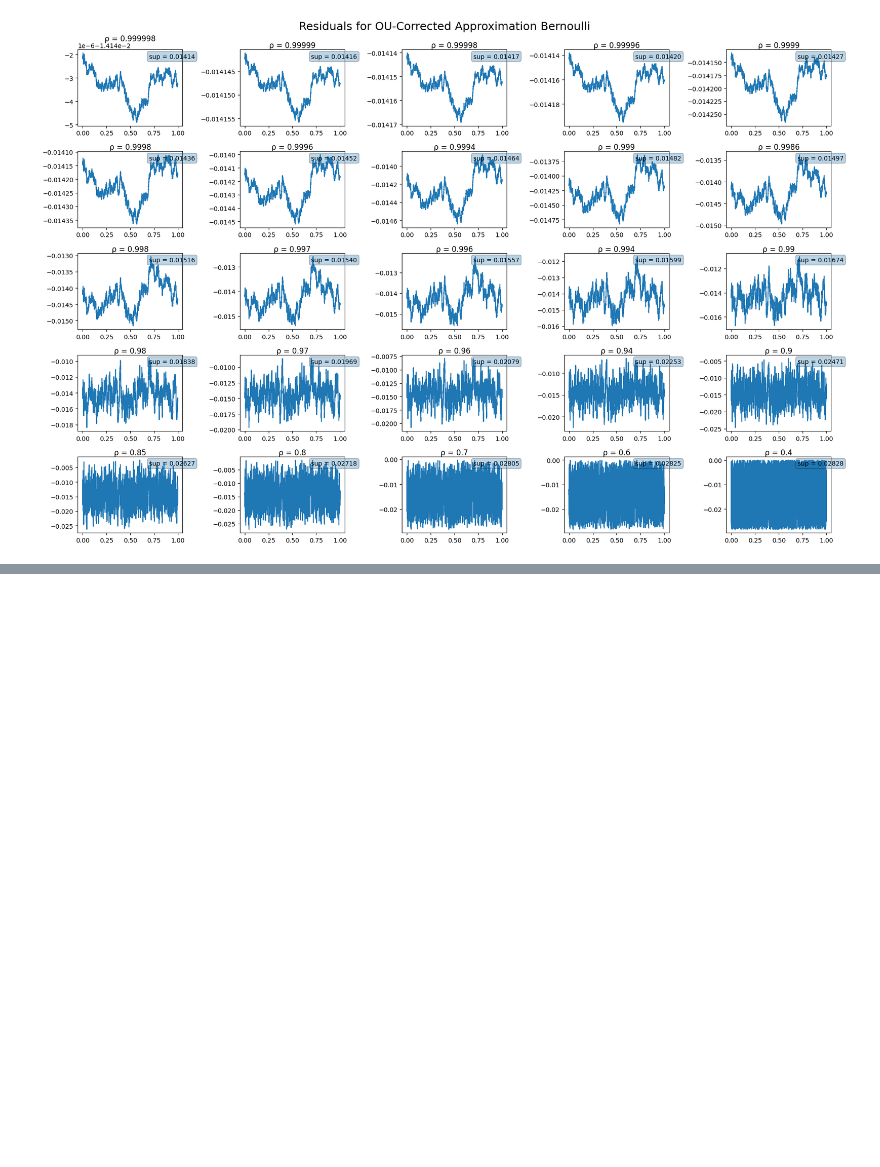
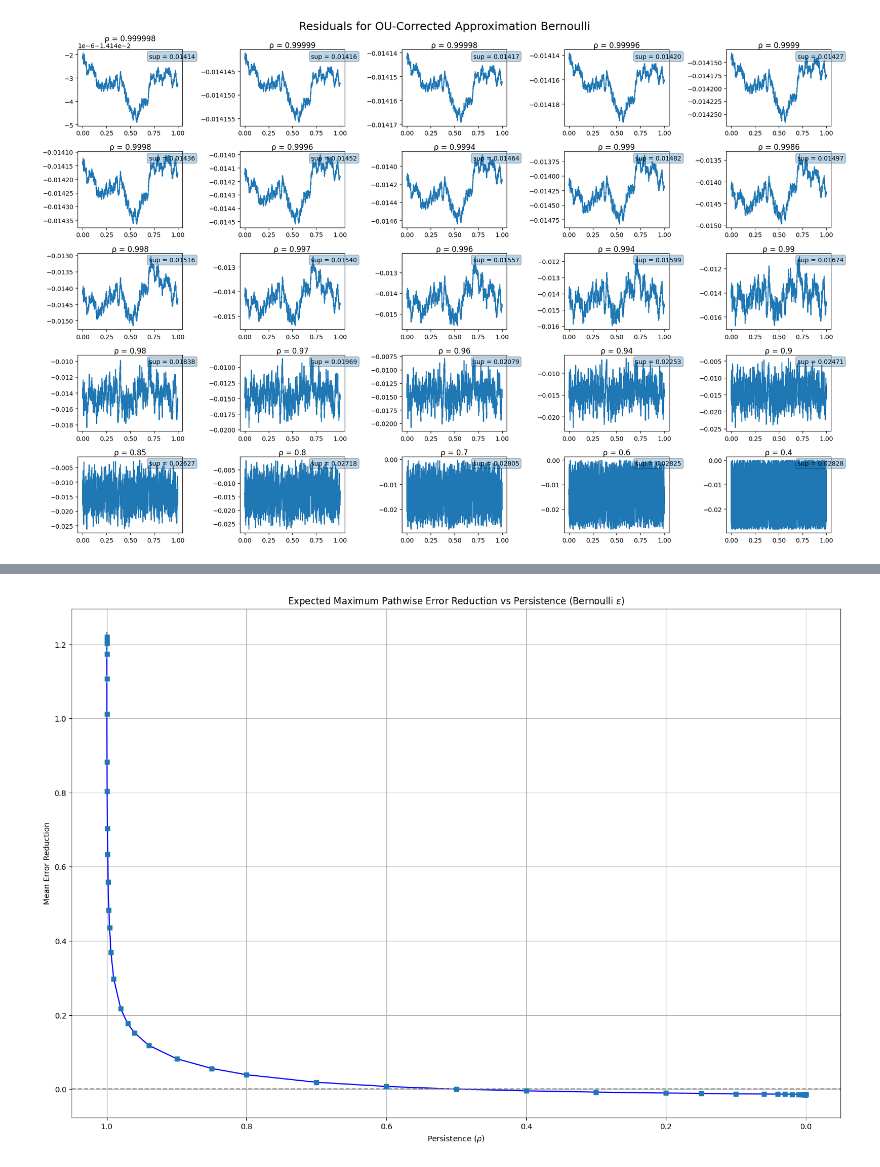
Before and after one commit to Shinyhunter95/Masters-Project, a Jupyter notebook: AR(1).ipynb, the cells around one changed output, grey strips where cells are left out. Cells and saved outputs as stored; diff of their text form; code cells hidden in the pictures; blank space fills up the shorter version.

```diff
--- a/AR(1).ipynb
+++ b/AR(1).ipynb
@@ -988,0 +1086,88 @@ for a in a_values:
+# %%
+import matplotlib.pyplot as plt
+import numpy as np
+
+# ---------------------------------
+# Parameters
+# ---------------------------------
+
+data = [
+    [0.999998, 0.01, 1.219845, 0.006991, 98.671, 0.007, 1.206318, 1.233925],
+    [0.999990, 0.05, 1.209026, 0.007017, 98.652, 0.008, 1.195657, 1.222678],
+    [0.999980, 0.10, 1.202934, 0.006934, 98.647, 0.007, 1.189832, 1.216287],
+    [0.999960, 0.20, 1.173605, 0.006574, 98.623, 0.007, 1.160771, 1.186431],
+    [0.999900, 0.50, 1.106623, 0.005817, 98.559, 0.007, 1.094888, 1.117514],
+    [0.999800, 1.00, 1.011523, 0.004872, 98.452, 0.007, 1.001860, 1.020888],
+    [0.999600, 2.00, 0.883533, 0.003723, 98.261, 0.007, 0.876368, 0.890822],
+    [0.999400, 3.00, 0.804786, 0.003074, 98.106, 0.007, 0.798808, 0.810624],
+    [0.999000, 5.00, 0.702932, 0.002342, 97.842, 0.007, 0.698474, 0.707437],
+    [0.998600, 7.00, 0.633239, 0.001942, 97.602, 0.007, 0.629313, 0.637116],
+    [0.998000, 10.01, 0.559199, 0.001547, 97.276, 0.007, 0.556227, 0.562169],
+    [0.997000, 15.02, 0.483102, 0.001226, 96.813, 0.007, 0.480650, 0.485444],
+    [0.996000, 20.04, 0.435727, 0.001028, 96.431, 0.008, 0.433726, 0.437713],
+    [0.994000, 30.09, 0.369074, 0.000787, 95.709, 0.008, 0.367503, 0.370632],
+    [0.990000, 50.25, 0.297571, 0.000580, 94.503, 0.009, 0.296451, 0.298702],
+    [0.980000, 101.01, 0.217024, 0.000367, 92.040, 0.011, 0.216310, 0.217752],
+    [0.970000, 152.30, 0.176391, 0.000281, 89.861, 0.014, 0.175840, 0.176940],
+    [0.960000, 204.11, 0.151384, 0.000227, 87.894, 0.016, 0.150936, 0.151834],
+    [0.940000, 309.38, 0.118274, 0.000160, 84.099, 0.019, 0.117961, 0.118602],
+    [0.900000, 526.80, 0.081984, 0.000095, 76.996, 0.022, 0.081796, 0.082173],
+    [0.850000, 812.59, 0.055813, 0.000049, 68.092, 0.022, 0.055718, 0.055910],
+    [0.800000, 1115.72, 0.038877, 0.000024, 58.916, 0.017, 0.038829, 0.038925],
+    [0.700000, 1783.37, 0.018444, 0.000006, 39.734, 0.009, 0.018431, 0.018455],
+    [0.600000, 2554.13, 0.007037, 0.000001, 19.962, 0.003, 0.007035, 0.007040],
+    [0.500000, 3465.74, -0.000000, 0.000000, -0.001, 0.001, -0.000001, 0.000000],
+    [0.400000, 4581.45, -0.004714, 0.000000, -19.999, 0.000, -0.004714, -0.004714],
+    [0.300000, 6019.86, -0.008081, 0.000000, -40.000, 0.000, -0.008081, -0.008081],
+    [0.200000, 8047.19, -0.010607, 0.000000, -60.000, 0.000, -0.010607, -0.010607],
+    [0.150000, 9485.60, -0.011646, 0.000000, -70.000, 0.000, -0.011646, -0.011646],
+    [0.100000, 11512.93, -0.012571, 0.000000, -80.000, 0.000, -0.012571, -0.012571],
+    [0.060000, 14067.05, -0.013239, 0.000000, -88.000, 0.000, -0.013239, -0.013239],
+    [0.040000, 16094.38, -0.013553, 0.000000, -92.000, 0.000, -0.013553, -0.013553],
+    [0.030000, 17532.79, -0.013705, 0.000000, -94.000, 0.000, -0.013705, -0.013705],
+    [0.020000, 19560.12, -0.013854, 0.000000, -96.000, 0.000, -0.013854, -0.013854],
+    [0.010000, 23025.85, -0.013999, 0.000000, -98.000, 0.000, -0.013999, -0.013999],
+    [0.006000, 25579.98, -0.014057, 0.000000, -98.800, 0.000, -0.014057, -0.014057],
+    [0.004000, 27607.30, -0.014085, 0.000000, -99.200, 0.000, -0.014085, -0.014085],
+    [0.003000, 29045.71, -0.014100, 0.000000, -99.400, 0.000, -0.014100, -0.014100],
+    [0.002000, 31073.04, -0.014114, 0.000000, -99.600, 0.000, -0.014114, -0.014114],
+    [0.001400, 32856.42, -0.014122, 0.000000, -99.720, 0.000, -0.014122, -0.014122],
+    [0.001000, 34538.78, -0.014128, 0.000000, -99.800, 0.000, -0.014128, -0.014128],
+    [0.000600, 37092.90, -0.014134, 0.000000, -99.880, 0.000, -0.014134, -0.014134],
+    [0.000400, 39120.23, -0.014136, 0.000000, -99.920, 0.000, -0.014136, -0.014136],
+    [0.000200, 42585.97, -0.014139, 0.000000, -99.960, 0.000, -0.014139, -0.014139],
+    [0.000100, 46051.70, -0.014141, 0.000000, -99.980, 0.000, -0.014141, -0.014141],
+    [0.000040, 50633.16, -0.014142, 0.000000, -99.992, 0.000, -0.014142, -0.014142],
+    [0.000020, 54098.89, -0.014142, 0.000000, -99.996, 0.000, -0.014142, -0.014142],
+    [0.000010, 57564.63, -0.014142, 0.000000, -99.998, 0.000, -0.014142, -0.014142],
+    [0.000002, 65611.82, -0.014142, 0.000000, -100.000, 0.000, -0.014142, -0.014142],
+]
+
+arr = np.array(data)
+
+rho = arr[:,0]
+mean_D = arr[:,2]
+se_D = arr[:,3]
+ci_low = arr[:,6]
+ci_high = arr[:,7]
+
+yerr = np.vstack([
+    mean_D - ci_low,
+    ci_high - mean_D
+])
+
+# ---------------------------------
+# Plot
+# ---------------------------------
+
+plt.figure(figsize=(18, 12))
+plt.plot(rho, mean_D, color ='blue')
+plt.axhline(0, linestyle='--', color='gray', linewidth=1.5)
+plt.xlabel(r'Persistence $(\rho)$')
+plt.ylabel('Mean Error Reduction')
+plt.title('Expected Maximum Pathwise Error Reduction vs Persistence (Bernoulli $\u03B5$)')
+plt.errorbar(rho, mean_D, yerr=yerr, fmt='s')
+plt.gca().invert_xaxis()
+plt.grid(True)
+# %% [output]
+[figure, added]
```
Also changed, not shown: parts of 4 cells of this notebook.
